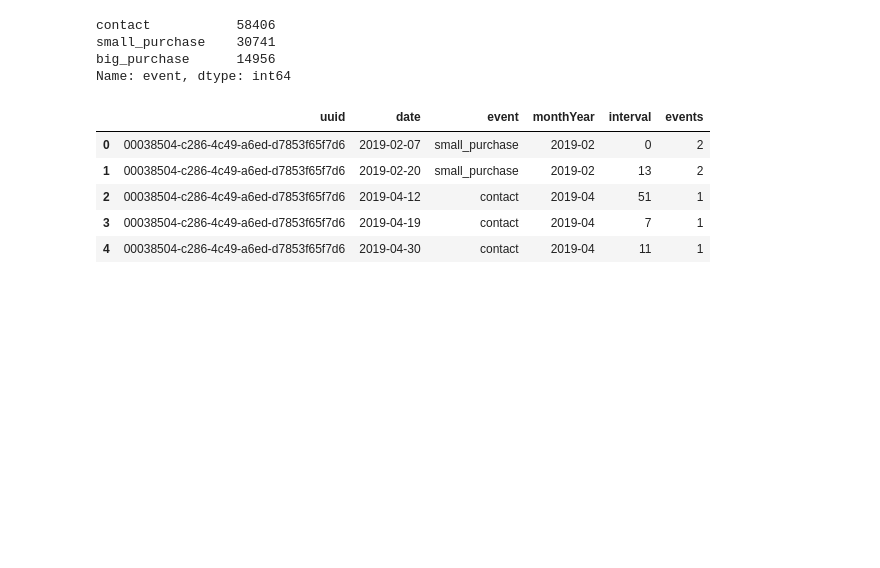
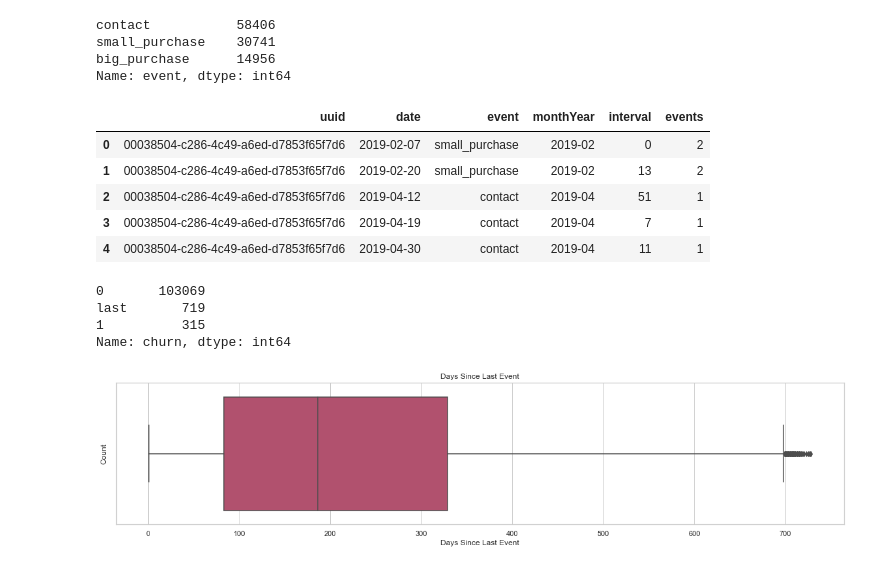
Before and after one commit to raquelcreis/customer_survival, a Jupyter notebook: notebook.ipynb, the cells around one changed output. Drawn from its saved outputs; the diff is of its cells as text; code cells hidden in the pictures; blank space fills up the shorter version.

Commit message:
churn classification

```diff
--- a/notebook.ipynb
+++ b/notebook.ipynb
@@ -149,8 +149,8 @@ from datetime import date
 dayCalcChurn = pd.to_datetime(date(2021,1,1)) #first day of 2021 - to calculate probability of churn
 
 daysLastEvent = []
-for i in range(0,len(dfUsers)):
-    diffDaysLast = abs(dayCalcChurn - dfUsers.date[i]).days
+for i in range(0,len(df)):
+    diffDaysLast = abs(dayCalcChurn - df.date[i]).days
     daysLastEvent.append(diffDaysLast)
 
-dfUsers['days_last_event'] = daysLastEvent
+df['days_last_event'] = daysLastEvent
@@ -164,8 +157,22 @@ dfUsers[dfUsers.churn == 1]
+# %%
+cutOffDate = 90
+cond1 = df.churn == 'last'
+cond2 = df.days_last_event > cutOffDate
+df.loc[cond1 & cond2,'churn'] = 1
+# %%
+df.churn.value_counts()
+# %% [output]
+0       103069
+last       719
+1          315
+Name: churn, dtype: int64
 # %%
 plt.figure(figsize=(20,4))
-ax = sns.boxplot(data=dfUsers,x="days_last_event",palette="flare")
+ax = sns.boxplot(data=df,x="days_last_event",palette="flare")
 sns.set(style="whitegrid")
 plt.xlabel('Days Since Last Event')
 plt.ylabel('Count')
 plt.title('Days Since Last Event')
 plt.show()
+# %% [output]
+[figure, added]
```
Also changed, not shown: parts of 2 cells of this notebook.
